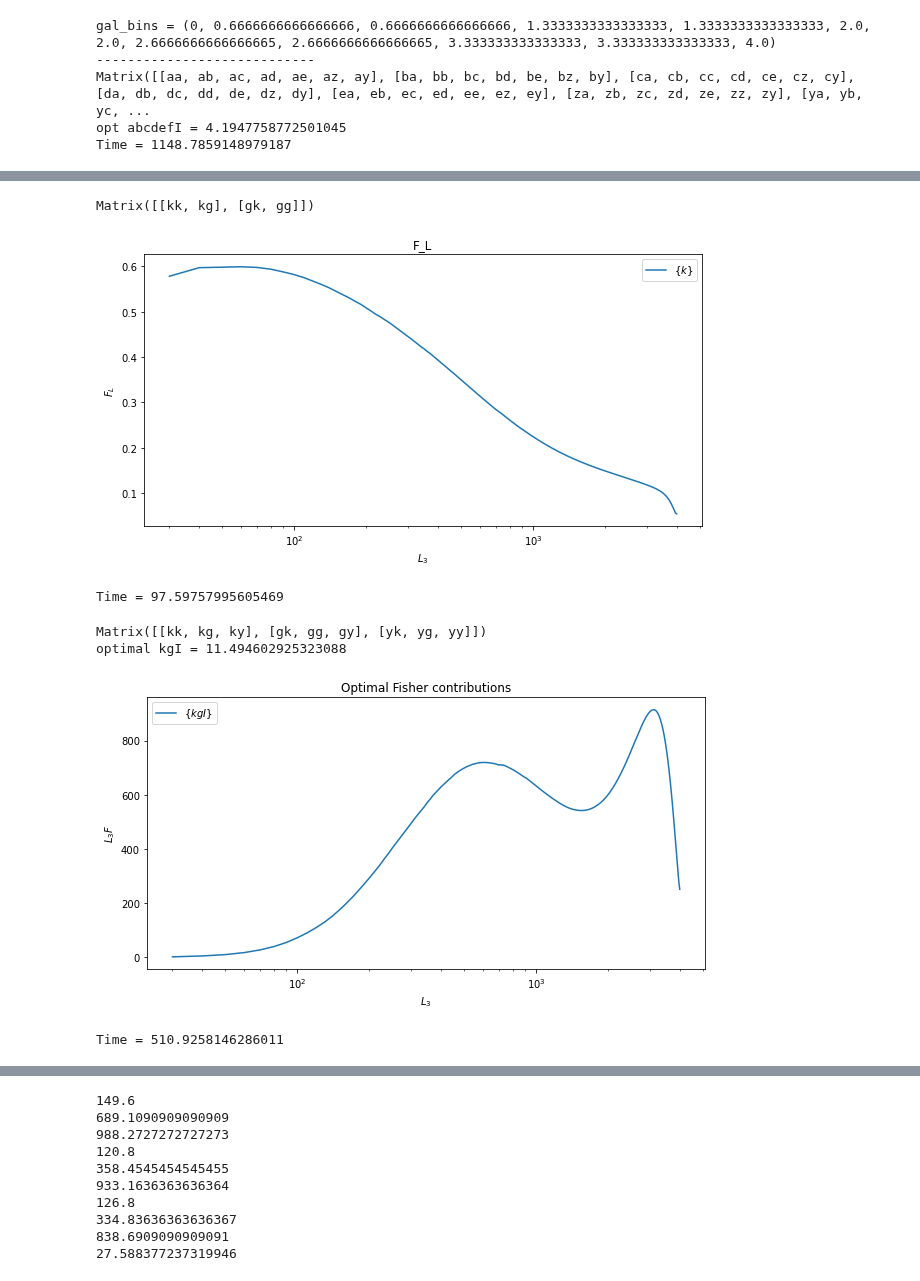
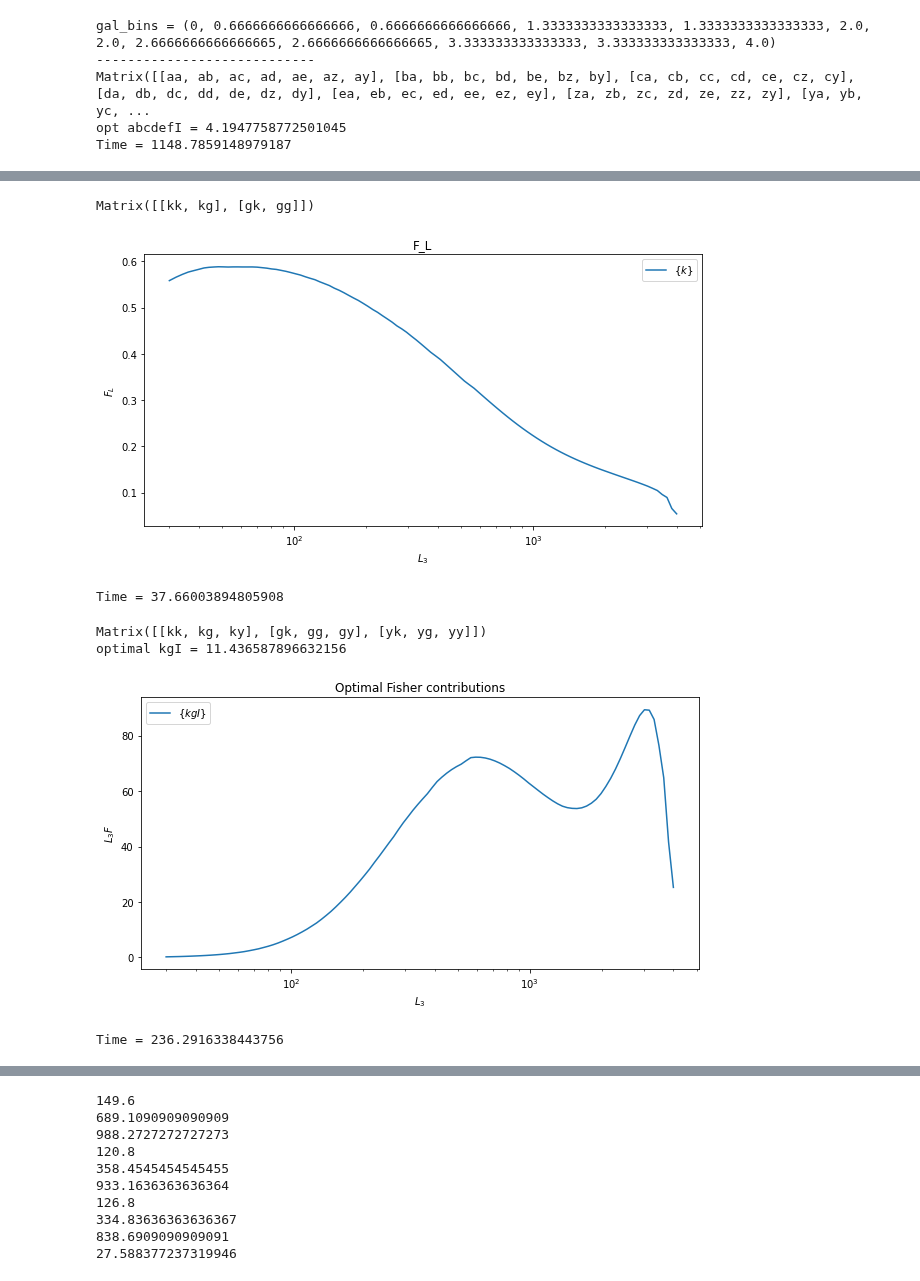
Before and after one commit to mfrobertson/omegaQE, a Jupyter notebook: kkomega/SO_cib.ipynb, the cells around one changed output, grey strips where cells are left out. Cells and saved outputs as stored; diff of their text form; code cells hidden in the pictures.

```diff
--- a/kkomega/SO_cib.ipynb
+++ b/kkomega/SO_cib.ipynb
@@ -465,7 +493,7 @@ Time = 158.71882510185242
 t0 = time.time()
 N0_file = "cache/_N0/N0_my_SO_14_14_TQU.npy"
 fisher.reset_noise(N0_file)
-Ls, F_L = fisher.get_F_L("kg", 4000, 10, 100, nu=353e9,)
+Ls, F_L = fisher.get_F_L("kg", Ls=Ls, Ntheta=100, nu=353e9,)
 plt.semilogx(Ls, F_L, label="$\{k\}$")
 plt.ylabel("$F_L$")
 plt.xlabel("$L_3$")
@@ -476,27 +504,27 @@ t1 = time.time()
 print(f"Time = {t1 - t0}")
 # %% [output]
 Matrix([[kk, kg], [gk, gg]])
-[figure, old version]
+[figure, new version]
-Time = 97.59757995605469
+Time = 37.66003894805908
 # %%
 t0 = time.time()
-F_opt = fisher.get_optimal_bispectrum_Fisher("kgI", 4000, 10, 100, 0.4, nu=353e9, arr=True, save_array=True)
+F_opt = fisher.get_optimal_bispectrum_Fisher("kgI", Ls=Ls, Ntheta=100, f_sky=0.4, nu=353e9, save_array=True)
 print(f"optimal kgI = {np.sqrt(F_opt)}")
 F_kgI = fisher.opt_F
 Ls = fisher.opt_Ls
 plt.semilogx(Ls, Ls*F_kgI, label="$\{kgI\}$")
 plt.ylabel("$L_3F$")
 plt.xlabel("$L_3$")
 plt.title("Optimal Fisher contributions")
 plt.legend()
 plt.show()
 t1 = time.time()
 print(f"Time = {t1 - t0}")
 # %% [output]
 Matrix([[kk, kg, ky], [gk, gg, gy], [yk, yg, yy]])
-optimal kgI = 11.494602925323088
+optimal kgI = 11.436587896632156
-[figure, old version]
+[figure, new version]
-Time = 510.9258146286011
+Time = 236.2916338443756
 # %%
 t0 = time.time()
 N0_file = "cache/_N0/N0_my_SO_14_14_TQU.npy"
```
Also changed, not shown: parts of 13 cells of this notebook, 4 other files.
